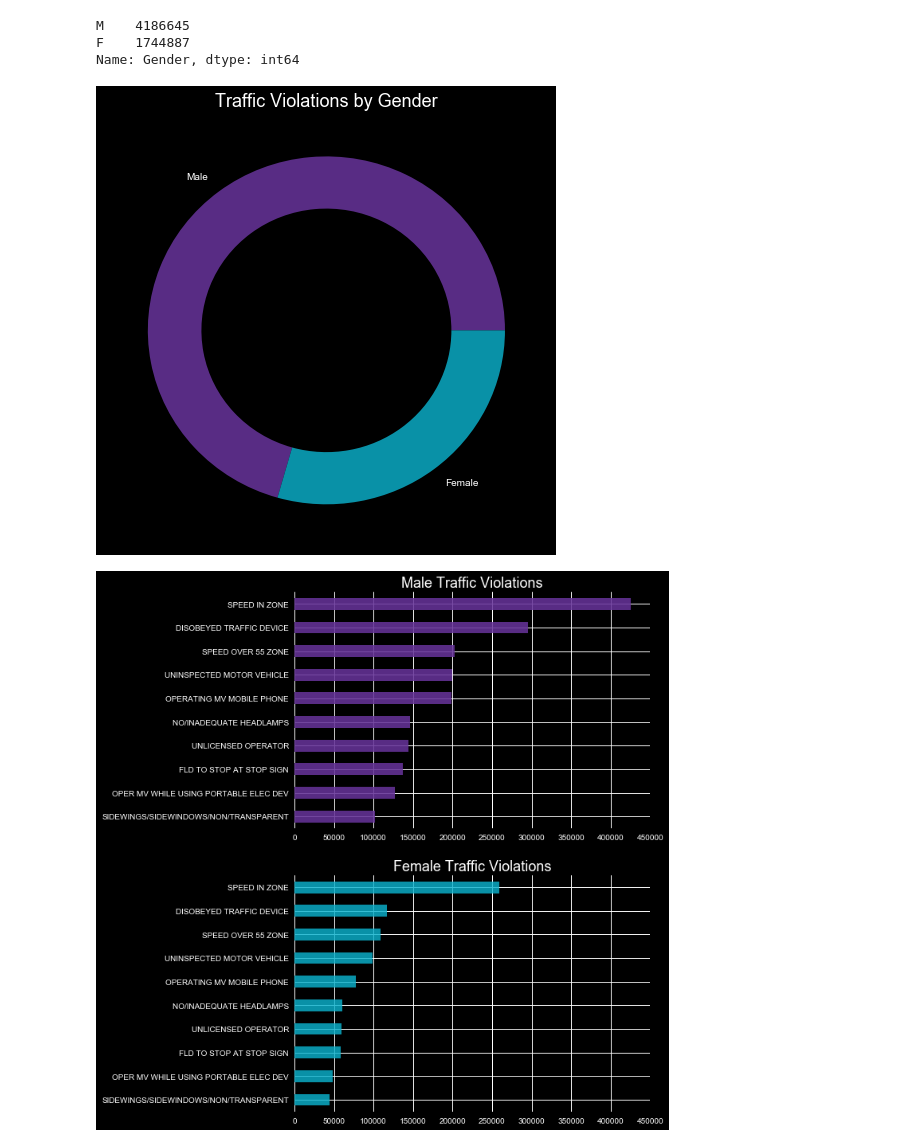
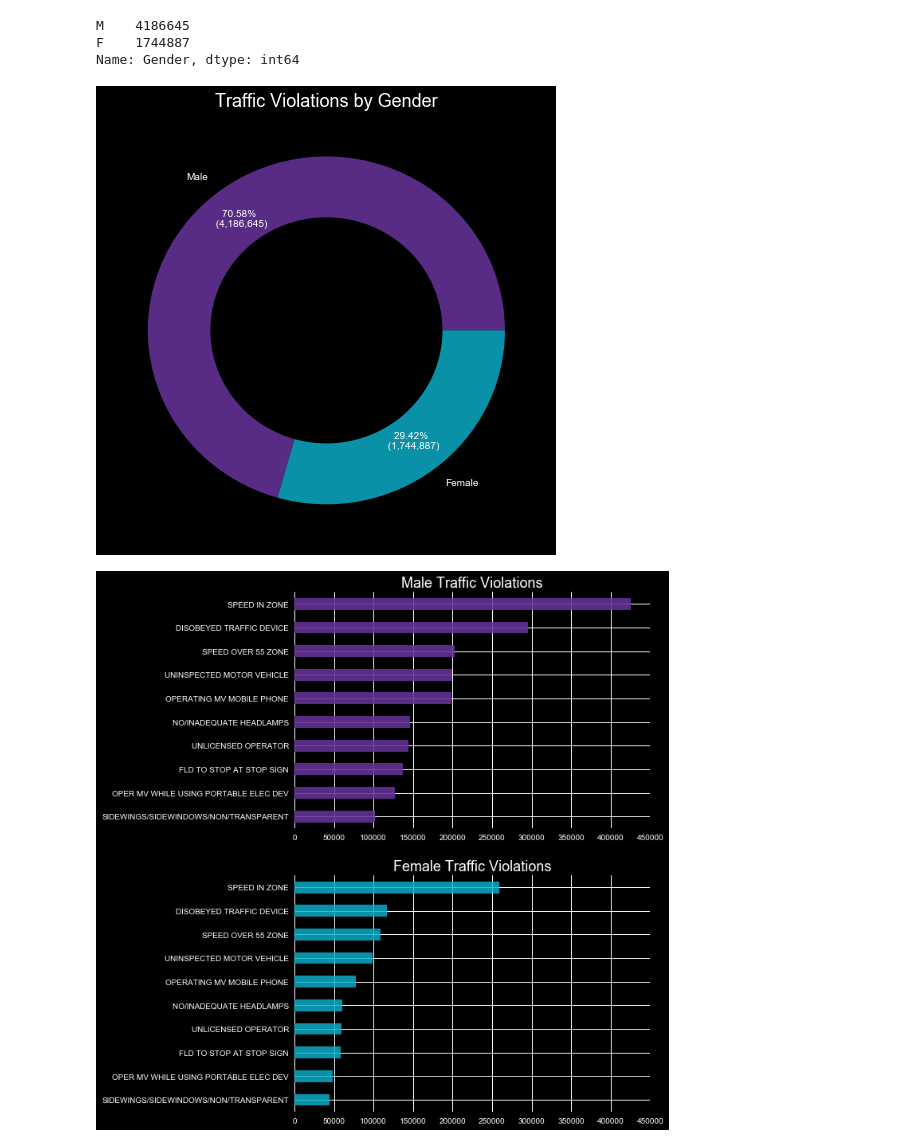
Before and after one commit to dacrands/traffic-ticket-data, a Jupyter notebook: traffic-data.ipynb, the cells around one changed output. Saved outputs shown, nothing was run; the diff lists cells and outputs as text; code cells hidden in the pictures.

```diff
--- a/traffic-data.ipynb
+++ b/traffic-data.ipynb
@@ -235,8 +236,8 @@ states = ["Alaska",
 
 states = [s.upper() for s in states]
 # %%
-weird_states = [col_s for col_s in traffic_ticket_sets["State"] if
-                    str(col_s) not in [fifty_s for fifty_s in states]]
+weird_states = [col_state for col_state in traffic_ticket_sets["State"] if
+                    str(col_state) not in [fifty_state for fifty_state in states]]
 
 print("Showing {0} weird states: \n".format(len(weird_states)))
 for i, ws in enumerate(weird_states):
@@ -310,20 +311,20 @@ len(set(traffic_tickets.State)) #magic num is 55
 # %% [markdown]
 ## Graph Config
 # %%
-SMALL_SIZE = 10
-MEDIUM_SIZE = 12
-BIGGER_SIZE = 18
+SMALL_TEXT = 10
+MEDIUM_TEXT = 12
+LARGE_TEXT = 18
 
 plt.style.use('seaborn')
 plt.style.use('dark_background')
 
-plt.rc('font', size=SMALL_SIZE)          # controls default text sizes
-plt.rc('axes', titlesize=BIGGER_SIZE)    # fontsize of the axes title
-plt.rc('axes', labelsize=MEDIUM_SIZE)    # fontsize of the x and y labels
-plt.rc('xtick', labelsize=SMALL_SIZE)    # fontsize of the tick labels
-plt.rc('ytick', labelsize=SMALL_SIZE)    # fontsize of the tick labels
-plt.rc('legend', fontsize=SMALL_SIZE)    # legend fontsize
-plt.rc('figure', titlesize=BIGGER_SIZE)
+plt.rc('font', size=SMALL_TEXT)          # controls default text sizes
+plt.rc('axes', titlesize=LARGE_TEXT)    # fontsize of the axes title
+plt.rc('axes', labelsize=MEDIUM_TEXT)    # fontsize of the x and y labels
+plt.rc('xtick', labelsize=SMALL_TEXT)    # fontsize of the tick labels
+plt.rc('ytick', labelsize=SMALL_TEXT)    # fontsize of the tick labels
+plt.rc('legend', fontsize=SMALL_TEXT)    # legend fontsize
+plt.rc('figure', titlesize=LARGE_TEXT)
 # %% [markdown]
 ## Top 10 Traffic Violations
 # %%
@@ -350,19 +351,30 @@ M    4186645
 F    1744887
 Name: Gender, dtype: int64
 # %%
+# Thanks https://stackoverflow.com/questions/6170246/how-do-i-use-matplotlib-autopct
+# for  `make_autopct()`
+def make_autopct(values):
+    def my_autopct(pct):
+        total = sum(values)
+        val = int(round(pct*total/100.0))
+        return '{p:.2f}% \n ({v:,})'.format(p=pct,v=val)
+    return my_autopct
+
 traffic_tickets \
     .Gender.value_counts() \
     .plot(kind="pie",
           figsize=(8,8),
-          wedgeprops=dict(width=0.3),
+          wedgeprops=dict(width=0.35),
           colors=["#663399de", "#0cb2cdd1"],
           labels=["Male", "Female"],
+          autopct=make_autopct(traffic_tickets.Gender.value_counts()),
+          pctdistance=0.8,
           title="Traffic Violations by Gender") \
     .set_ylabel('')
 
 plt.savefig("gender-pie.jpg", bbox_inches="tight", dpi=120, pad_inches=0.2)
 # %% [output]
-[figure, old version]
+[figure, new version]
 # %%
 fig, (ax1, ax2) = plt.subplots(2, 1, sharey=True, figsize=(8, 12))
 
```
Also changed, not shown: parts of 12 cells of this notebook, 3 other files.
